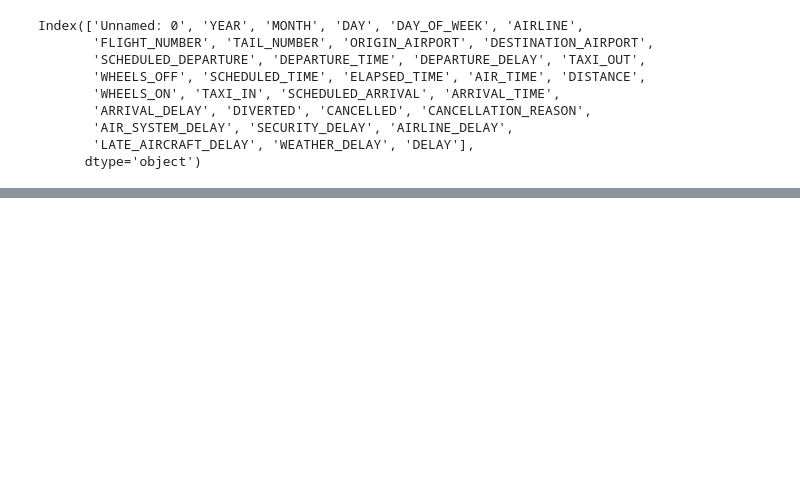
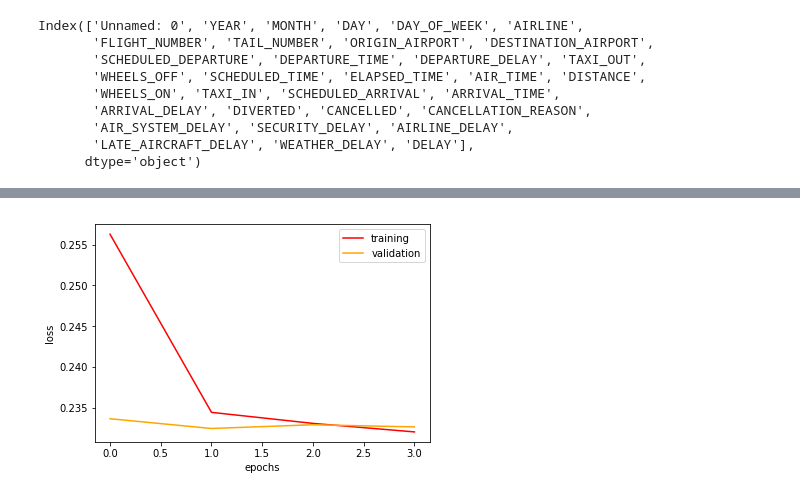
Before and after one commit to anja-ivanisevic/ML_projekat, a Jupyter notebook: Neural_network.ipynb, the cells around one changed output, grey strips where cells are left out. Saved outputs shown, nothing was run; the diff lists cells and outputs as text; code cells hidden in the pictures; blank space fills up the shorter version.

```diff
--- a/Neural_network.ipynb
+++ b/Neural_network.ipynb
@@ -186,0 +203,6 @@ Test loss: 0.14496076535718408, test accuracy: 0.9381673181353131
+# %%
+model.add(Dense(units = output_size, activation='sigmoid'))
+# %%
+model.compile(optimizer='adam', loss=losses.binary_crossentropy, metrics=['accuracy'])
+# %%
+history = model.fit(x_train, y_train, epochs= 4, batch_size=16, verbose=1, validation_split=0.3)
@@ -186,0 +219,13 @@ Test loss: 0.14496076535718408, test accuracy: 0.9381673181353131
+# %%
+epochs = history.epoch
+loss = history.history['loss']
+validation_loss = history.history['val_loss']
+# %%
+plt.xlabel('epochs')
+plt.ylabel('loss')
+plt.plot(epochs, loss, c='red', label='training')
+plt.plot(epochs, validation_loss, c='orange', label='validation')
+plt.legend(loc='best')
+plt.show()
+# %% [output]
+[figure, added]
```
Also changed, not shown: parts of 37 cells of this notebook, 1 other file.
